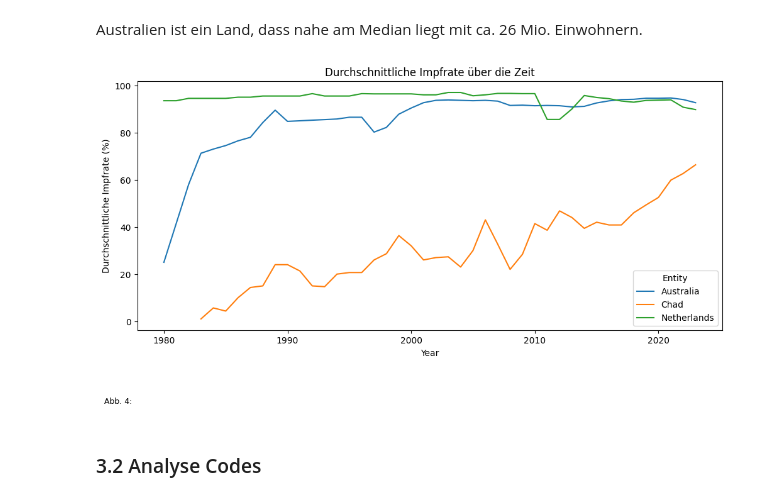
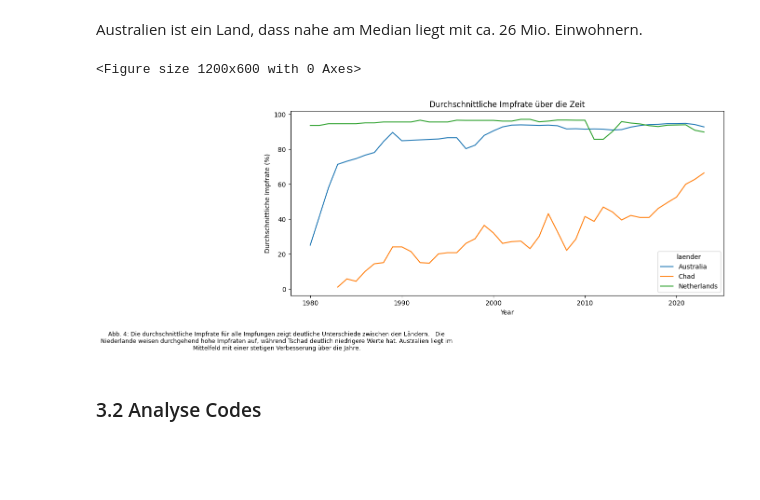
Before and after one commit to gandlea/LN-2-HS2025, a Jupyter notebook: Leistungsnachweis.ipynb, the cells around one changed output. Drawn from its saved outputs; the diff is of its cells as text; code cells hidden in the pictures; blank space fills up the shorter version.

```diff
--- a/Leistungsnachweis.ipynb
+++ b/Leistungsnachweis.ipynb
@@ -477,27 +478,32 @@ monaco = ["Monaco"]
 df_filtered = rename_df[rename_df['Entity'].isin(laender)]
 # %%
 import textwrap
-df_avg = rename_df[rename_df["Entity"].isin(laender)]
 
+df_avg = rename_df[rename_df['Entity'].isin(laender)].copy()
+df_avg['laender'] = df_avg['Entity']
+
+plt.figure(figsize=(12, 6))
 fig, ax = plt.subplots(figsize=(12, 6))
-sns.lineplot(data=df_avg, x="Year", y="Impfungen Durchschnitt", hue="Entity", ax=ax)
+
+sns.lineplot(data=df_avg, x="Year", y="Impfungen Durchschnitt", hue="laender", ax=ax)
 
 ax.set_title("Durchschnittliche Impfrate über die Zeit")
 ax.set_ylabel("Durchschnittliche Impfrate (%)")
 
-caption = "Abb. 4: "
+caption = "Abb. 4: Die durchschnittliche Impfrate für alle Impfungen zeigt deutliche Unterschiede zwischen den Ländern. \n Die Niederlande weisen durchgehend hohe Impfraten auf, während Tschad deutlich niedrigere Werte hat. Australien liegt im Mittelfeld mit einer stetigen Verbesserung über die Jahre."
 
 fig.subplots_adjust(bottom=0.22)
 
 fig.text(
     0.1, 0.02,
     textwrap.fill(caption, 120),
     ha="center", va="bottom", fontsize=9
 )
 
 plt.show()
 # %% [output]
+<Figure size 1200x600 with 0 Axes>
-[figure, old version]
+[figure, new version]
 # %% [markdown]
 ### 3.2 Analyse Codes
 # %%
```
Also changed, not shown: parts of 35 cells of this notebook.
